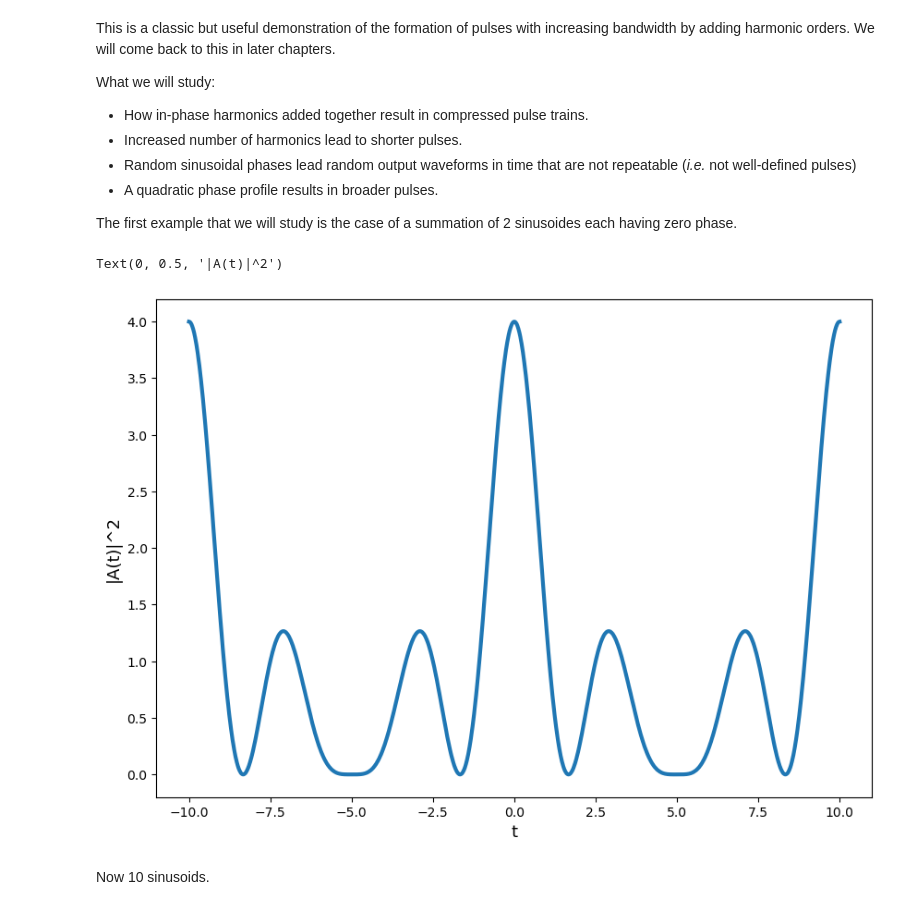
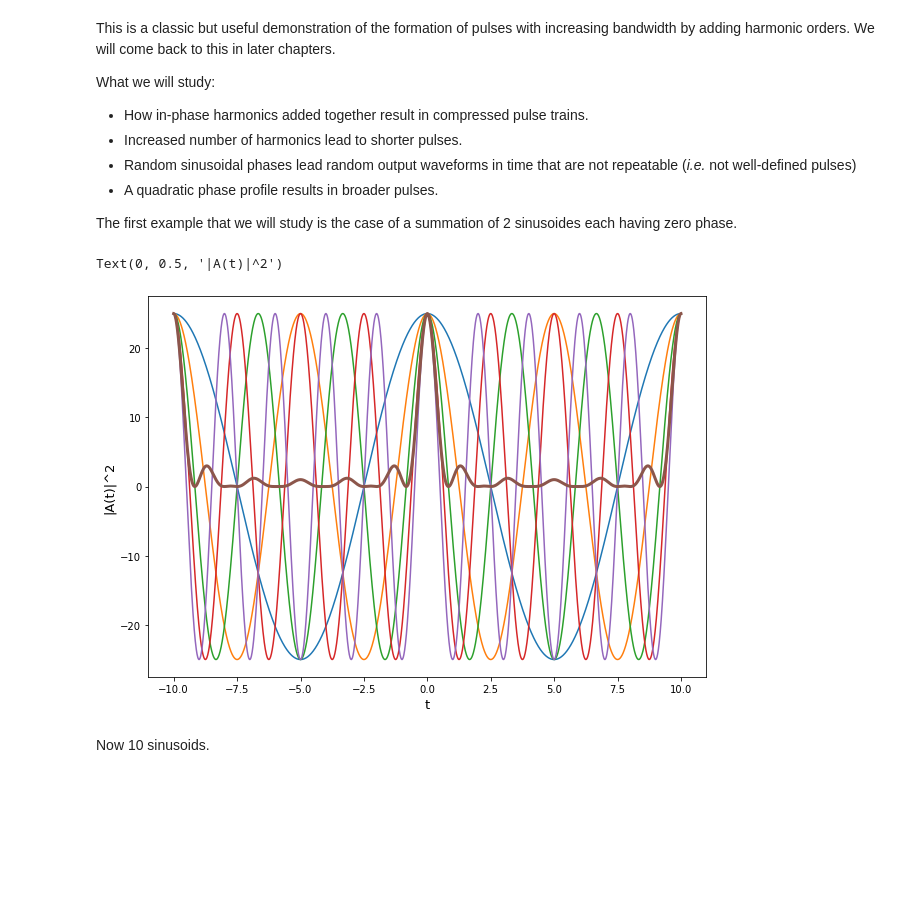
Before and after one commit to dkeathley/JPyBook-6.S097-IAP-Ultrafast-Photonics-Text, a Jupyter notebook: chapter-1.ipynb, the cells around one changed output. Drawn from its saved outputs; the diff is of its cells as text; code cells hidden in the pictures; blank space fills up the shorter version.

```diff
--- a/chapter-1.ipynb
+++ b/chapter-1.ipynb
@@ -47,31 +47,33 @@ The first example that we will study is the case of a summation of 2 sinusoides
 # %%
 # -- Settings --
 t = np.linspace(-10, 10, 2000) #Time axis
 T = 10 #Period of first harmonic
-N = 2 #Number of harmonic orders
+N = 5 #Number of harmonic orders
 phi = np.zeros(N) #Phase profiles
 #phi = 2*np.pi*np.random.rand(N)
 #phi = 2*np.pi*(np.arange(1, N+1)/N)**2
 
 #-- Code --
 w_0 = 2*np.pi/T #central frequency
 A = np.zeros(t.shape) #initialize envelope
 
+fig = plt.figure()
+fig.set_size_inches(10, 7)
+
 #Add each harmonic together up to N
 for n in range(1, N+1):
-
+    plt.plot(t, 25*np.cos(w_0*n*t + phi[n-1]))
     A = A + np.cos(w_0*n*t + phi[n-1])
 
 
 
-fig = plt.figure()
-fig.set_size_inches(10, 7)
+
 plt.plot(t, abs(A)**2, linewidth=3)
 plt.xlabel('t', fontsize=13)
 plt.ylabel('|A(t)|^2', fontsize=13)
 # %% [output]
 Text(0, 0.5, '|A(t)|^2')
-[figure, old version]
+[figure, new version]
 # %% [markdown]
 Now 10 sinusoids.
 # %%
```
Also changed, not shown: parts of 5 cells of this notebook, 2 other files.
